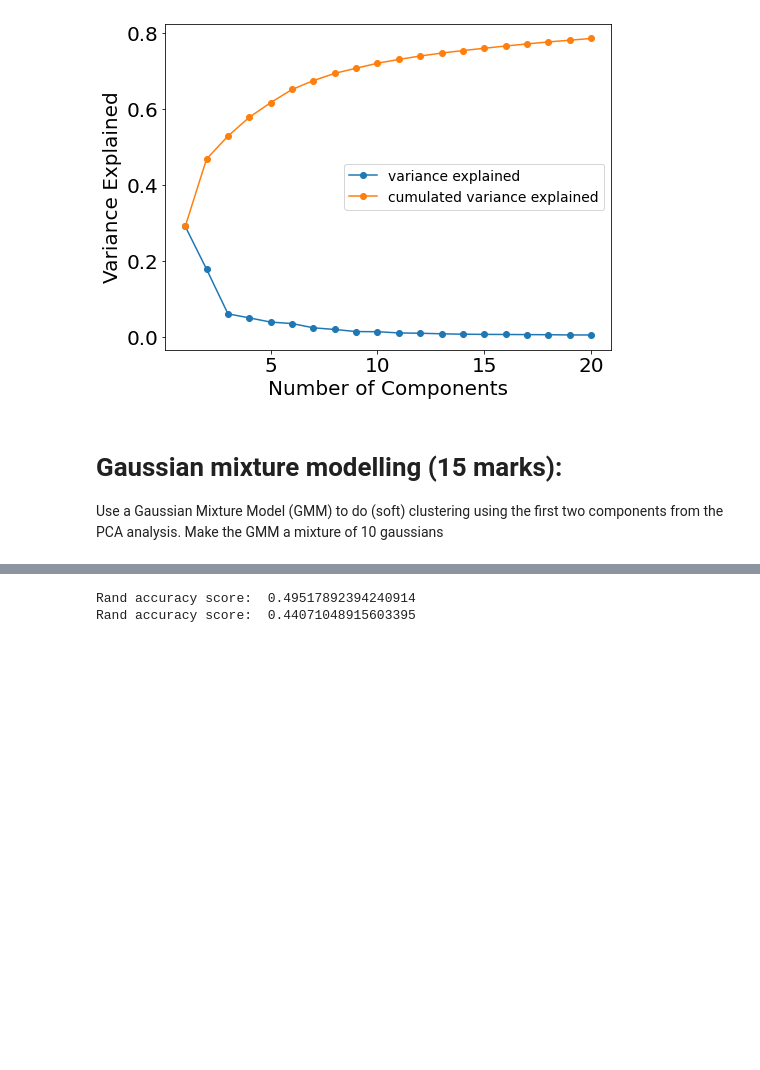
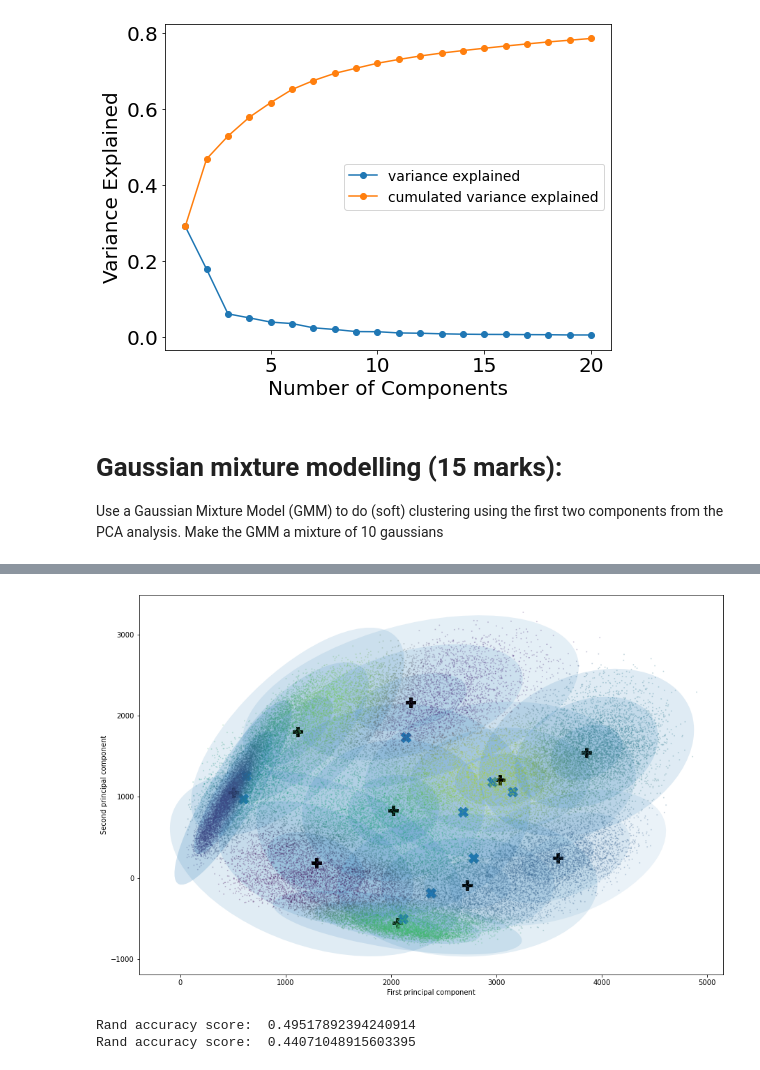
Before and after one commit to lucy-randewich/ML_coursework, a Jupyter notebook: 1-Analysing-fashion-MNIST.ipynb, the cells around one changed output, grey strips where cells are left out. Cells and saved outputs as stored; diff of their text form; code cells hidden in the pictures; blank space fills up the shorter version.

```diff
--- a/1-Analysing-fashion-MNIST.ipynb
+++ b/1-Analysing-fashion-MNIST.ipynb
@@ -130,3 +130,44 @@ Time taken to produce model: 2.699820041656494
+# %%
+# Get true means of each class
+
+d = {'class': y_train, 'pc1': first_two_features[:,0], 'pc2': first_two_features[:,1]}
+df = pd.DataFrame(data=d)
+
+mean = df[df['class'] == 1].mean()
+
+classes = []
+pc1means = []
+pc2means = []
+for i in range(9):
+    classes.append(df[df['class'] == i].mean()[0])
+    pc1means.append(df[df['class'] == i].mean()[1])
+    pc2means.append(df[df['class'] == i].mean()[2])
+# %%
+from matplotlib.patches import Ellipse
+
+def draw_ellipse(position, covariance, ax=None, **kwargs):
+    ax = ax or plt.gca()
+    Cov, s, Vt = np.linalg.svd(covariance)
+    angle = np.degrees(np.arctan2(Cov[1, 0], Cov[0, 0]))
+    width, height = 2 * np.sqrt(s)
+    for i in range(1, 4):
+        ax.add_patch(Ellipse(position, i * width, i * height,angle, **kwargs))
+
+def plot_gmm(gmm, X, ax=None):
+    plt.figure(figsize=(15,10))
+    plt.xlabel("First principal component")
+    plt.ylabel("Second principal component")
+    ax = ax or plt.gca()
+    ax.scatter(X[:, 0], X[:, 1], c=point_colours, s=1, cmap='viridis', zorder=2, alpha=0.2)
+    w_factor = 0.2 / gmm.weights_.max()
+    for pos, covar, w in zip(gmm.means_, gmm.covariances_, gmm.weights_):
+        draw_ellipse(pos, covar, alpha=w * w_factor)
+    ax.scatter(gmm.means_.T[0], gmm.means_.T[1], s=200, marker="P", color="black", alpha=1)
+    ax.scatter(pc1means, pc2means, marker="X", s=200, alpha=1)
+# %%
+plot_gmm(model1, first_two_features)
+# %% [output]
+[figure, added]
 # %%
 # GMM using all of the data
 
```
Also changed, not shown: parts of 4 cells of this notebook, 5 other files.
